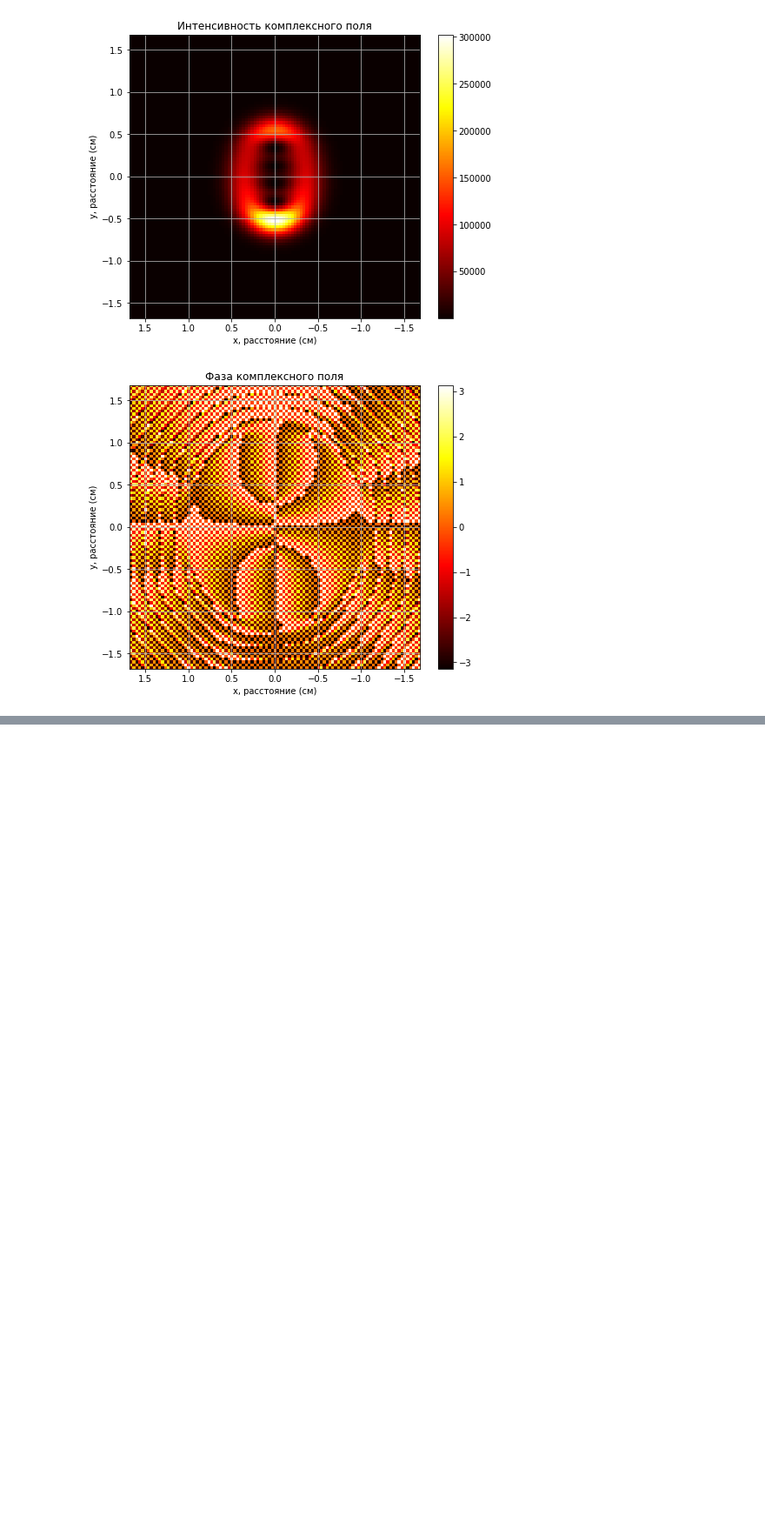
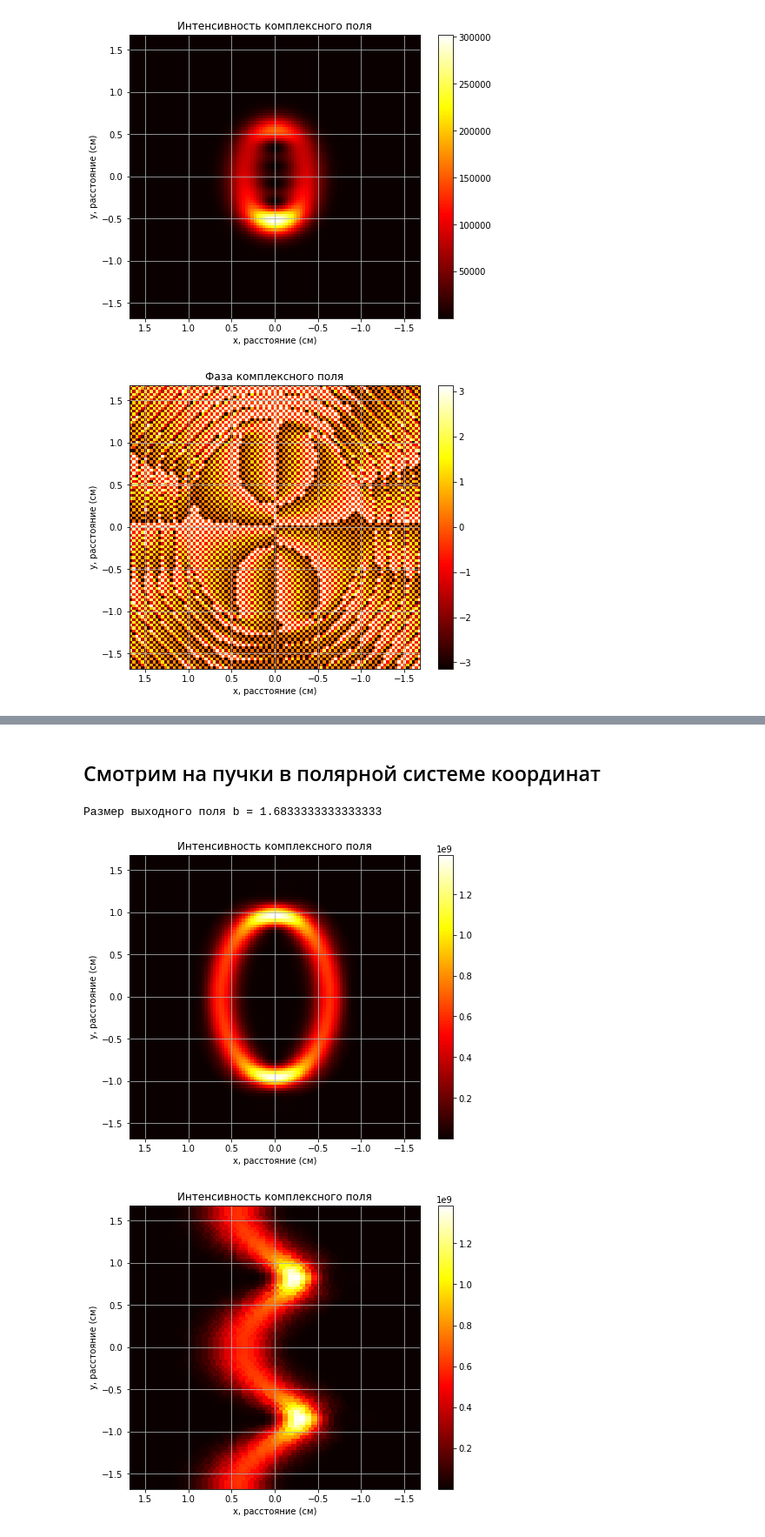
Before and after one commit to LinarKulinar/VortexBeamResearch, a Jupyter notebook: forming_vortex_beam_master_research_2022_with_fft.ipynb, the cells around one changed output, grey strips where cells are left out. Shown: that part at 87% size. Saved outputs shown, nothing was run; the diff lists cells and outputs as text; code cells hidden in the pictures; blank space fills up the shorter version.

```diff
--- a/forming_vortex_beam_master_research_2022_with_fft.ipynb
+++ b/forming_vortex_beam_master_research_2022_with_fft.ipynb
@@ -306,0 +350,15 @@ plot_field(field_after_fft2, x_linspace_after_fft2, y_linspace_after_fft2, print
+# %% [markdown]
+## Cмотрим на пучки в полярной системе координат
+# %%
+this_m = [4, 11]
+this_c = [0.3, 0.7]
+this_alpha=0.5
+(field, x_linspace, y_linspace), (field_after_fft2, x_linspace_after_fft2, y_linspace_after_fft2) = get_superposition_field_after_tilt_and_fft(a=3, N=101, M=505, m=this_m, c=this_c, sigma=1, alpha=this_alpha)
+#plot_field(field, x_linspace, y_linspace, print_mode=["intensity"])
+plot_field(field_after_fft2, x_linspace_after_fft2, y_linspace_after_fft2, print_mode=["intensity"])
+polar_image = field_cartesian_to_polar(abs(field_after_fft2))
+plot_field(polar_image, x_linspace_after_fft2, y_linspace_after_fft2, print_mode=["intensity"])
+# %% [output]
+Размер выходного поля b = 1.6833333333333333
+[figure, added]
+[figure, added]
```
Also changed, not shown: parts of 6 cells of this notebook.
